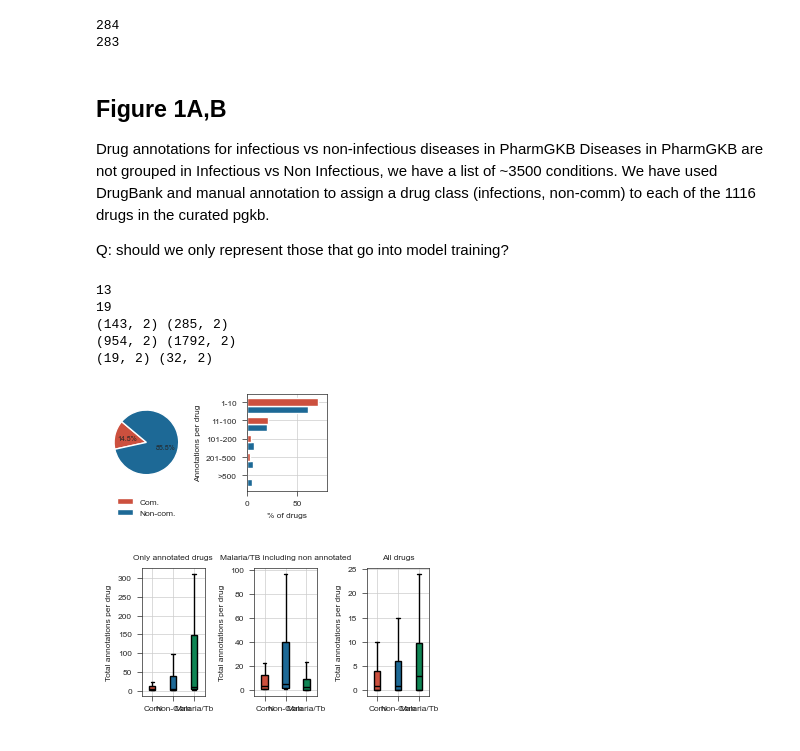
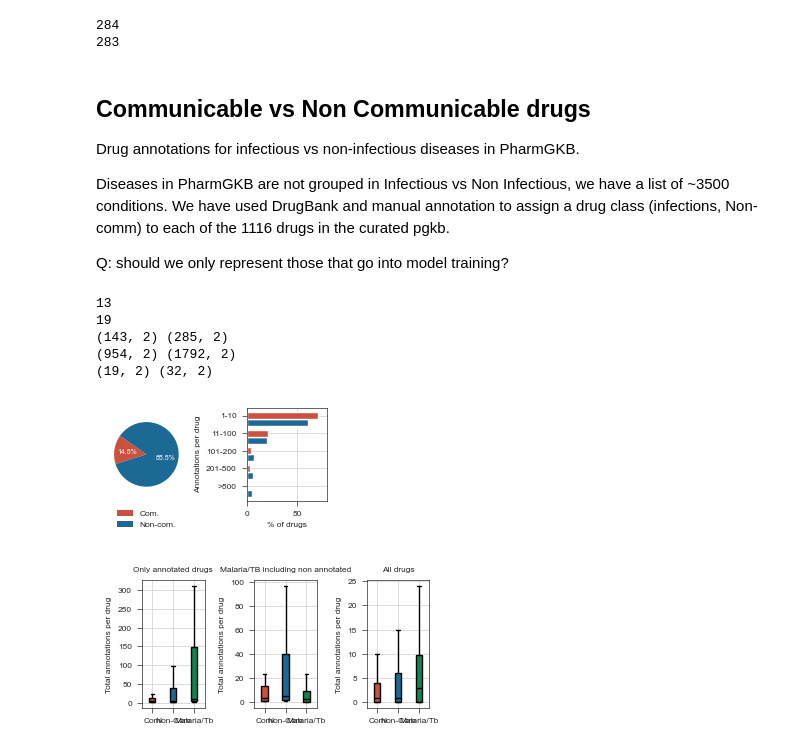
Before and after one commit to ersilia-os/pharmacogx-embeddings, a Jupyter notebook: paper/figure1.ipynb, the cells around one changed output. Cells and saved outputs as stored; diff of their text form; code cells hidden in the pictures.

```diff
--- a/paper/figure1.ipynb
+++ b/paper/figure1.ipynb
@@ -118,13 +118,15 @@ admegenes.to_csv(os.path.join("data", "adme_genes.csv"), index=False)
 284
 283
 # %% [markdown]
-## Figure 1A,B
-Drug annotations for infectious vs non-infectious diseases in PharmGKB
-Diseases in PharmGKB are not grouped in Infectious vs Non Infectious, we have a list of ~3500 conditions. We have used DrugBank and manual annotation to assign a drug class (infections, non-comm) to each of the 1116 drugs in the curated pgkb.
+## Communicable vs Non Communicable drugs
+
+Drug annotations for infectious vs non-infectious diseases in PharmGKB.
+
+Diseases in PharmGKB are not grouped in Infectious vs Non Infectious, we have a list of ~3500 conditions. We have used DrugBank and manual annotation to assign a drug class (infections, Non-comm) to each of the 1116 drugs in the curated pgkb.
 
 Q: should we only represent those that go into model training?
 # %%
-df = pd.read_csv(os.path.join("data", "pharmgkb_merged.csv"))
+df = pd.read_csv(os.path.join("data", "pharmgkb_merged.csv"),low_memory=False)
 drugs = pd.read_csv(os.path.join("data", "curated_drugs.csv"))
 atc = pd.read_csv(os.path.join(DATAPATH, "drugbank", "drugbank_atc_codes.csv"))
 
@@ -164,7 +166,7 @@ def cum_df_nozeroes(df, cid_col):
     bins = [0, 10, 100, 200, 500, 3500]
     labels = ['1-10', '11-100', '101-200', '201-500', '>500']
     df['bin'] = pd.cut(df['count'], bins=bins, labels=labels, right=True)
-    reduced_df = df.groupby('bin')[cid_col].count().reset_index(name='cid_num')
+    reduced_df = df.groupby('bin', observed=False)[cid_col].count().reset_index(name='cid_num')
     total_cids = df[cid_col].count()
     reduced_df['perc_cid'] = (reduced_df['cid_num'] / total_cids) * 100
     return reduced_df
@@ -173,7 +175,7 @@ def cum_df_zeroes(df, cid_col):
     bins = [-1,0, 10, 100, 200, 500, 35000]
     labels = ['0','1-10', '11-100', '101-200', '201-500', '>500']
     df['bin'] = pd.cut(df['count'], bins=bins, labels=labels, right=True)
-    reduced_df = df.groupby('bin')[cid_col].count().reset_index(name='cid_num')
+    reduced_df = df.groupby('bin', observed=False)[cid_col].count().reset_index(name='cid_num')
     total_cids = df[cid_col].count()
     reduced_df['perc_cid'] = (reduced_df['cid_num'] / total_cids) * 100
     return reduced_df
@@ -192,42 +194,40 @@ fig, axs = st.create_figure(1,2, width=TWO_COLUMNS_WIDTH/3, height=TWO_COLUMNS_W
 ax = axs.next()
 sizes = [len(com_drugs), len(ncom_drugs)] #incl TB and Malaria drugs
 labels=["Communicable", "Non-communicable"],
-ax.pie(sizes, labels=["", ""], colors=[red,blue], autopct='%1.1f%%', startangle=140)
+ax.pie(sizes, labels=["", ""], colors=[red,blue], autopct='%1.1f%%', startangle=145, wedgeprops=dict(edgecolor='none'), textprops={'color': 'white'})
 
 """
 subset_size = 32-len(drugs_notann)
 sizes_overlay = [subset_size, len(com_drugs) - subset_size, len(ncom_drugs)]
 overlay_colors = [green, red, blue]
 ax.pie(sizes_overlay, colors=overlay_colors, startangle=140, labels=["", "", ""], wedgeprops=dict(edgecolor='none', alpha=0.5))
 ax.legend(["Communicable", "Non-communicable", "Malaria/Tb"], loc="lower left")
 """
 ax.legend(["Com.", "Non-com."], loc="lower center", bbox_to_anchor=(0.5, -0.5), ncol=1, frameon=False)
 st.label(ax, title="", xlabel="", ylabel="", abc="")
 
 def plot_combined_horizontal_bar(ax, df1, df2, labels, colors):
     bar_width = 0.4
     y = np.arange(len(df1))  # Position of bars
     ax.barh(y - bar_width, df1['perc_cid'], height=bar_width, color=colors[0], label=labels[0], edgecolor=None)
     ax.barh(y, df2['perc_cid'], height=bar_width, color=colors[1], label=labels[1], edgecolor=None)
     ax.set_yticks(y)
     ax.set_yticklabels(df1['bin'])
     ax.set_xlim(0, 80)
     plt.tight_layout()
 
 #take all comm incl malaria and TB drugs
 com = df[df["is_infectious"]==1]
 com_counts = com['cid'].value_counts().reset_index()
 com_counts_red = cum_df_nozeroes(com_counts, "cid")
 com_counts_red = com_counts_red.sort_values(by=["perc_cid"])
 ncom_counts_red = ncom_counts_red.sort_values(by=["perc_cid"])
 ax = axs.next()
 plot_combined_horizontal_bar(ax, ncom_counts_red, com_counts_red, labels=['Non-communicable', 'Communicable'],  colors=[blue, red])
 st.label(ax, xlabel="% of drugs", ylabel="Annotations per drug", title="", abc="")
-st.save_figure("assets/drug_class_ann.png")
-
 st.save_figure("assets/drug_class_pie.png")
 # %% [output]
-[figure, old version]
+[figure, new version]
 # %%
 fig, axs = st.create_figure(1,3, width=ONE_COLUMN_WIDTH, height=ONE_COLUMN_WIDTH/2)
 ax = axs.next()
```
Also changed, not shown: parts of 18 cells of this notebook, 9 other files.
